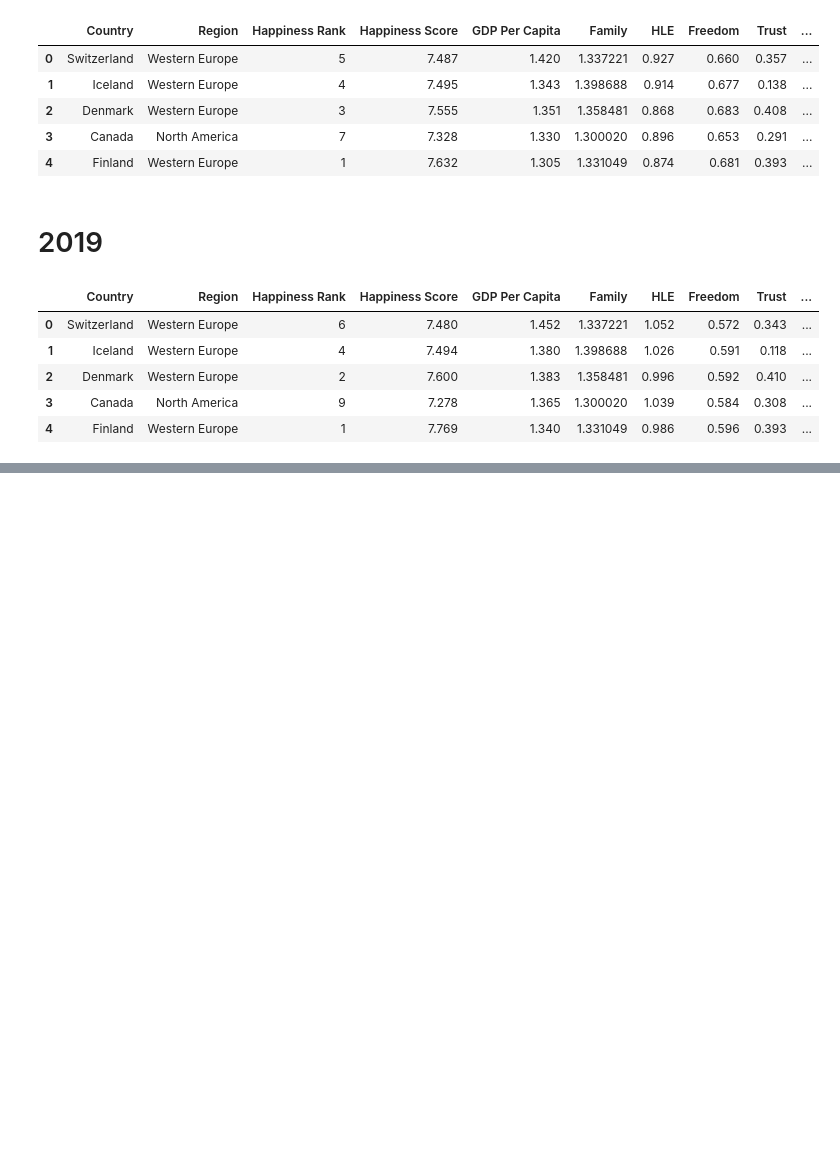
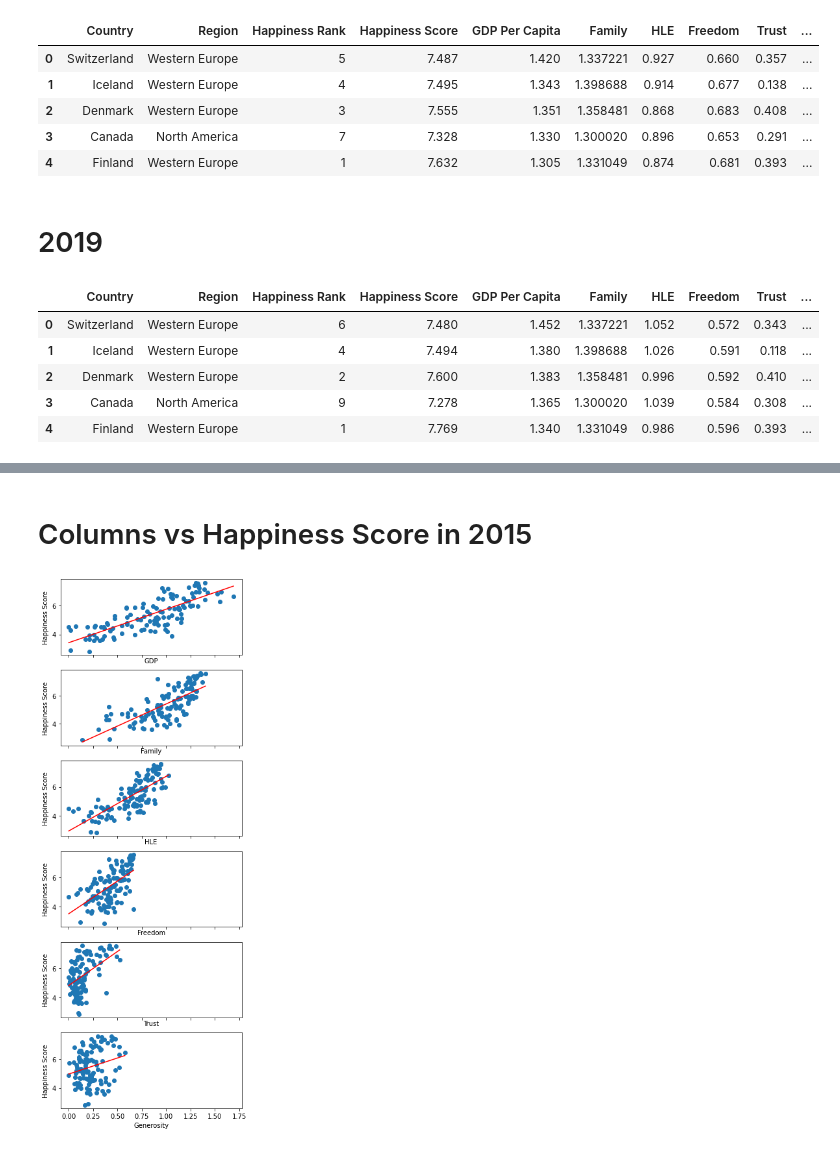
Before and after one commit to jjb4547/NSFProject, a Jupyter notebook: WorldHappiness.ipynb, the cells around one changed output, grey strips where cells are left out. Saved outputs shown, nothing was run; the diff lists cells and outputs as text; code cells hidden in the pictures; blank space fills up the shorter version.

```diff
--- a/WorldHappiness.ipynb
+++ b/WorldHappiness.ipynb
@@ -452,0 +530,52 @@ data2019.head()
+# %%
+m2015_GDP,b2015_GDP,r2015_GDP,p2015_GDP,s2015_GDP = LR(data2015["GDP Per Capita"],data2015["Happiness Score"])
+m2015_Family,b2015_Family,r2015_Family,p2015_Family,s2015_Family = LR(data2015["Family"],data2016["Happiness Score"])
+m2015_HLE,b2015_HLE,r2015_HLE,p2015_HLE,s2015_HLE = LR(data2015["HLE"],data2017["Happiness Score"])
+m2015_Freedom,b2015_Freedom,r2015_Freedom,p2015_Freedom,s2015_Freedom = LR(data2015["Freedom"],data2018["Happiness Score"])
+m2015_Trust,b2015_Trust,r2015_Trust,p2015_Trust,s2015_Trust = LR(data2015["Trust"],data2019["Happiness Score"])
+m2015_Generosity,b2015_Generosity,r2015_Generosity,p2015_Generosity,s2015_Generosity = LR(data2015["Generosity"],data2019["Happiness Score"])
+X2015_GDP = np.array(data2015["GDP Per Capita"])
+X2015_Family = np.array(data2015["Family"])
+X2015_HLE = np.array(data2015["HLE"])
+X2015_Freedom = np.array(data2015["Freedom"])
+X2015_Trust = np.array(data2015["Trust"])
+X2015_Gen = np.array(data2015["Generosity"])
+Y2015 = np.array(data2015["Happiness Score"])
+display(Markdown("# Columns vs Happiness Score in 2015"))
+fig, axs = plt.subplots(6,figsize=(5,15),sharex=True)
+xline2015_GDP=np.linspace(min(X2015_GDP),max(X2015_GDP),100)
+yline2015_GDP=m2015_GDP*xline2015_GDP+b2015_GDP
+axs[0].plot(xline2015_GDP,yline2015_GDP,color="red")
+xline2015_Family=np.linspace(min(X2015_Family),max(X2015_Family),100)
+yline2015_Family=m2015_Family*xline2015_Family+b2015_Family
+axs[1].plot(xline2015_Family,yline2015_Family,color="red")
+xline2015_HLE=np.linspace(min(X2015_HLE),max(X2015_HLE),100)
+yline2015_HLE=m2015_HLE*xline2015_HLE+b2015_HLE
+axs[2].plot(xline2015_HLE,yline2015_HLE,color="red")
+xline2015_Freedom=np.linspace(min(X2015_Freedom),max(X2015_Freedom),100)
+yline2015_Freedom=m2015_Freedom*xline2015_Freedom+b2015_Freedom
+axs[3].plot(xline2015_Freedom,yline2015_Freedom,color="red")
+xline2015_Trust=np.linspace(min(X2015_Trust),max(X2015_Trust),100)
+yline2015_Trust=m2015_Trust*xline2015_Trust+b2015_Trust
+axs[4].plot(xline2015_Trust,yline2015_Trust,color="red")
+xline2015_Gen=np.linspace(min(X2015_Gen),max(X2015_Gen),100)
+yline2015_Gen=m2015_Generosity*xline2015_Gen+b2015_Generosity
+axs[5].plot(xline2015_Gen,yline2015_Gen,color="red")
+axs[0].scatter(X2015_GDP, Y2015)
+axs[1].scatter(X2015_Family, Y2015)
+axs[2].scatter(X2015_HLE, Y2015)
+axs[3].scatter(X2015_Freedom, Y2015)
+axs[4].scatter(X2015_Trust, Y2015)
+axs[5].scatter(X2015_Gen, Y2015)
+axs[0].set_xlabel('GDP')
+axs[1].set_xlabel('Family')
+axs[2].set_xlabel('HLE')
+axs[3].set_xlabel('Freedom')
+axs[4].set_xlabel('Trust')
+axs[5].set_xlabel('Generosity')
+for ax in axs.flat:
+    ax.set(ylabel='Happiness Score')
+plt.show()
+# %% [output]
+# Columns vs Happiness Score in 2015
+[figure, added]
```
Also changed, not shown: parts of 23 cells of this notebook.
